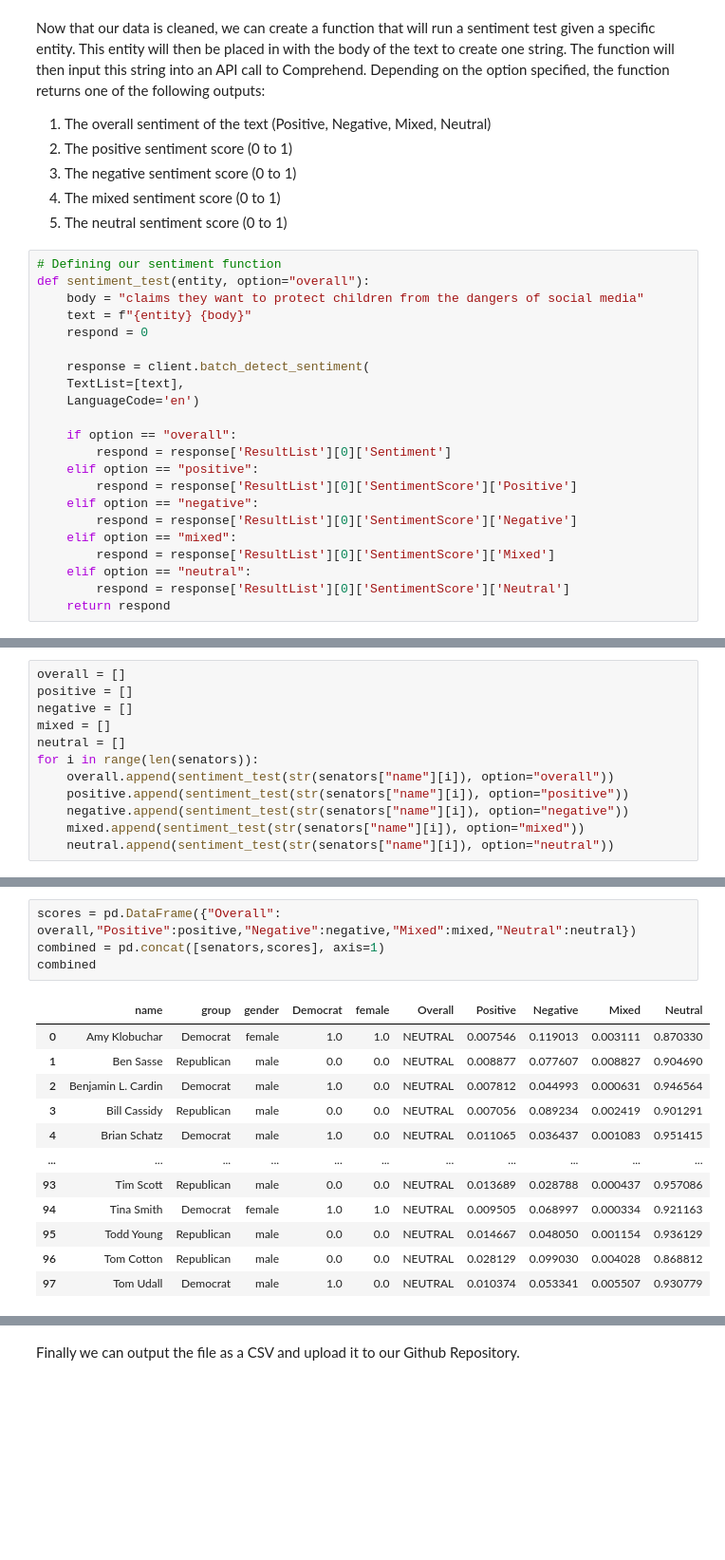
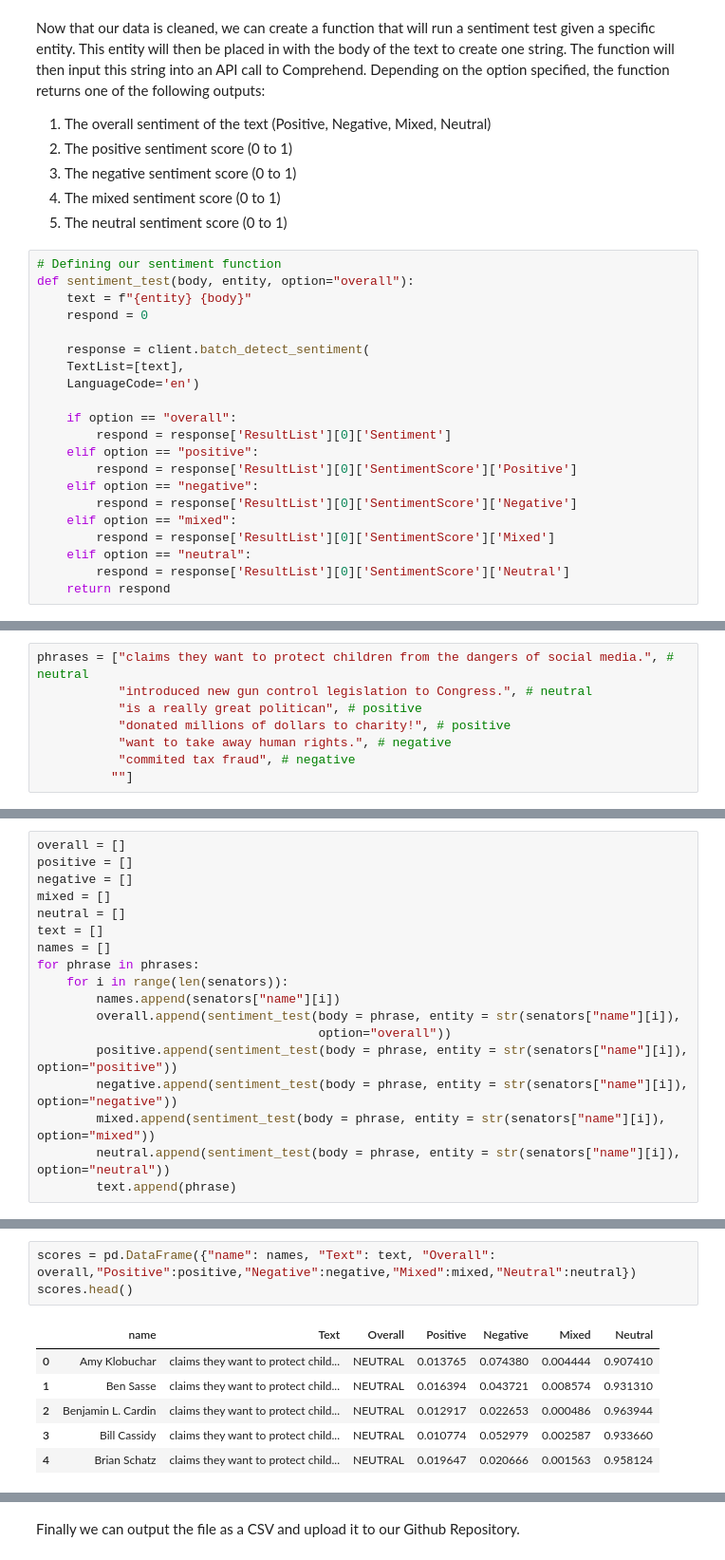
Before and after one commit to joshuajacobs2020/AWS-Comprehend-Bias-Project, a Jupyter notebook: DataCreation.ipynb, the cells around one changed output, grey strips where cells are left out. Shown at 95% size. Saved outputs shown, nothing was run; the diff lists cells and outputs as text; blank space fills up the shorter version.

Commit message:
Changed Data

```diff
--- a/DataCreation.ipynb
+++ b/DataCreation.ipynb
@@ -91,8 +94,7 @@ Now that our data is cleaned, we can create a function that will run a sentiment
 5. The neutral sentiment score (0 to 1)
 # %%
 # Defining our sentiment function
-def sentiment_test(entity, option="overall"):
-    body = "claims they want to protect children from the dangers of social media"
+def sentiment_test(body, entity, option="overall"):
     text = f"{entity} {body}"
     respond = 0
 
@@ -114 +118,9 @@ def sentiment_test(entity, option="overall"):
+# %%
+phrases = ["claims they want to protect children from the dangers of social media.", # neutral
+           "introduced new gun control legislation to Congress.", # neutral
+           "is a really great politican", # positive
+           "donated millions of dollars to charity!", # positive
+           "want to take away human rights.", # negative
+           "commited tax fraud", # negative
+          ""]
 # %% [markdown]
@@ -121,10 +132,16 @@ positive = []
 negative = []
 mixed = []
 neutral = []
-for i in range(len(senators)):
-    overall.append(sentiment_test(str(senators["name"][i]), option="overall"))
-    positive.append(sentiment_test(str(senators["name"][i]), option="positive"))
-    negative.append(sentiment_test(str(senators["name"][i]), option="negative"))
-    mixed.append(sentiment_test(str(senators["name"][i]), option="mixed"))
-    neutral.append(sentiment_test(str(senators["name"][i]), option="neutral"))
+text = []
+names = []
+for phrase in phrases:
+    for i in range(len(senators)):
+        names.append(senators["name"][i])
+        overall.append(sentiment_test(body = phrase, entity = str(senators["name"][i]),
+                                      option="overall"))
+        positive.append(sentiment_test(body = phrase, entity = str(senators["name"][i]), option="positive"))
+        negative.append(sentiment_test(body = phrase, entity = str(senators["name"][i]), option="negative"))
+        mixed.append(sentiment_test(body = phrase, entity = str(senators["name"][i]), option="mixed"))
+        neutral.append(sentiment_test(body = phrase, entity = str(senators["name"][i]), option="neutral"))
+        text.append(phrase)
 # %% [markdown]
@@ -132,17 +149,10 @@ We can then merge these lists into a single dataframe called `scores` and use `p
 # %%
-scores = pd.DataFrame({"Overall": overall,"Positive":positive,"Negative":negative,"Mixed":mixed,"Neutral":neutral})
-combined = pd.concat([senators,scores], axis=1)
-combined
+scores = pd.DataFrame({"name": names, "Text": text, "Overall": overall,"Positive":positive,"Negative":negative,"Mixed":mixed,"Neutral":neutral})
+scores.head()
 # %% [output]
-|  | name | group | gender | Democrat | female | Overall | Positive | Negative | Mixed | Neutral |
-| 0 | Amy Klobuchar | Democrat | female | 1.0 | 1.0 | NEUTRAL | 0.007546 | 0.119013 | 0.003111 | 0.870330 |
-| 1 | Ben Sasse | Republican | male | 0.0 | 0.0 | NEUTRAL | 0.008877 | 0.077607 | 0.008827 | 0.904690 |
-| 2 | Benjamin L. Cardin | Democrat | male | 1.0 | 0.0 | NEUTRAL | 0.007812 | 0.044993 | 0.000631 | 0.946564 |
-| 3 | Bill Cassidy | Republican | male | 0.0 | 0.0 | NEUTRAL | 0.007056 | 0.089234 | 0.002419 | 0.901291 |
-| 4 | Brian Schatz | Democrat | male | 1.0 | 0.0 | NEUTRAL | 0.011065 | 0.036437 | 0.001083 | 0.951415 |
-| ... | ... | ... | ... | ... | ... | ... | ... | ... | ... | ... |
-| 93 | Tim Scott | Republican | male | 0.0 | 0.0 | NEUTRAL | 0.013689 | 0.028788 | 0.000437 | 0.957086 |
-| 94 | Tina Smith | Democrat | female | 1.0 | 1.0 | NEUTRAL | 0.009505 | 0.068997 | 0.000334 | 0.921163 |
-| 95 | Todd Young | Republican | male | 0.0 | 0.0 | NEUTRAL | 0.014667 | 0.048050 | 0.001154 | 0.936129 |
-| 96 | Tom Cotton | Republican | male | 0.0 | 0.0 | NEUTRAL | 0.028129 | 0.099030 | 0.004028 | 0.868812 |
-| 97 | Tom Udall | Democrat | male | 1.0 | 0.0 | NEUTRAL | 0.010374 | 0.053341 | 0.005507 | 0.930779 |
+|  | name | Text | Overall | Positive | Negative | Mixed | Neutral |
+| 0 | Amy Klobuchar | claims they want to protect child... | NEUTRAL | 0.013765 | 0.074380 | 0.004444 | 0.907410 |
+| 1 | Ben Sasse | claims they want to protect child... | NEUTRAL | 0.016394 | 0.043721 | 0.008574 | 0.931310 |
+| 2 | Benjamin L. Cardin | claims they want to protect child... | NEUTRAL | 0.012917 | 0.022653 | 0.000486 | 0.963944 |
+| 3 | Bill Cassidy | claims they want to protect child... | NEUTRAL | 0.010774 | 0.052979 | 0.002587 | 0.933660 |
+| 4 | Brian Schatz | claims they want to protect child... | NEUTRAL | 0.019647 | 0.020666 | 0.001563 | 0.958124 |
```
Also changed, not shown: parts of 18 cells of this notebook.
